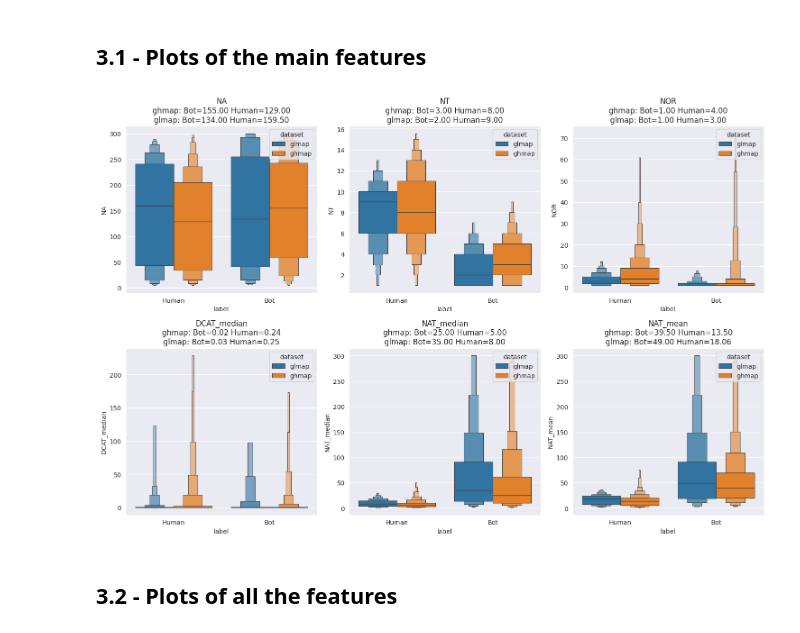
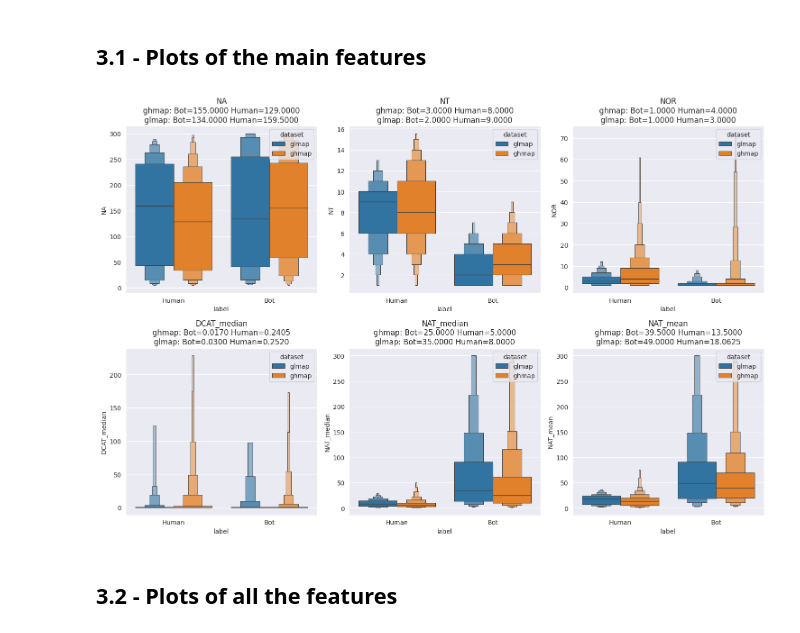
Before and after one commit to MrRose765/GitLab-Bot-identification, a Jupyter notebook: src/notebooks/gitlab/dataset_analysis.ipynb, the cells around one changed output. Drawn from its saved outputs; the diff is of its cells as text; code cells hidden in the pictures.

```diff
--- a/src/notebooks/gitlab/dataset_analysis.ipynb
+++ b/src/notebooks/gitlab/dataset_analysis.ipynb
@@ -77,7 +80,7 @@ for i, col in enumerate(important_features):
 
     # Compute medians
     medians = glmap_features.groupby('label')[col].median()
-    median_text = ' | '.join([f'{label}: {median:.2f}' for label, median in medians.items()])
+    median_text = ' | '.join([f'{label}: {median:.4f}' for label, median in medians.items()])
 
     # Set title with median values
     ax.set_title(f'{col}\n{median_text}')
@@ -218,28 +221,30 @@ Number of bots in GitHub = 917
 # %%
 fig, axes = plt.subplots(2, 3, figsize=(15, 10))
 
+combined_data = pd.concat([glmap_features, ghmap_features], ignore_index=True)
+
 for i, col in enumerate(important_features):
     ax = axes[i//3, i%3]
-    sns.boxenplot(x='label', y=col, hue='dataset', data=pd.concat([glmap_features, ghmap_features], ignore_index=True), ax=ax, showfliers=False)
+    sns.boxenplot(x='label', y=col, hue='dataset', data=combined_data, ax=ax, showfliers=False)
 
     # Add medians on the title of the plot
     medians = combined_data.groupby(['dataset', 'label'])[col].median()
     datasets = medians.index.get_level_values(0).unique()
     title_lines = [col]
     for dataset in datasets:
         line = f'{dataset}:'
         for label in medians.loc[dataset].index:
             median_value = medians.loc[dataset, label]
-            line += f' {label}={median_value:.2f}'
+            line += f' {label}={median_value:.4f}'
         title_lines.append(line)
 
     ax.set_title('\n'.join(title_lines))
 
 
 plt.tight_layout()
 plt.show()
 # %% [output]
-[figure, old version]
+[figure, new version]
 # %% [markdown]
 ## 3.2 - Plots of all the features
 # %%
```
Also changed, not shown: parts of 8 cells of this notebook, 10 other files.
